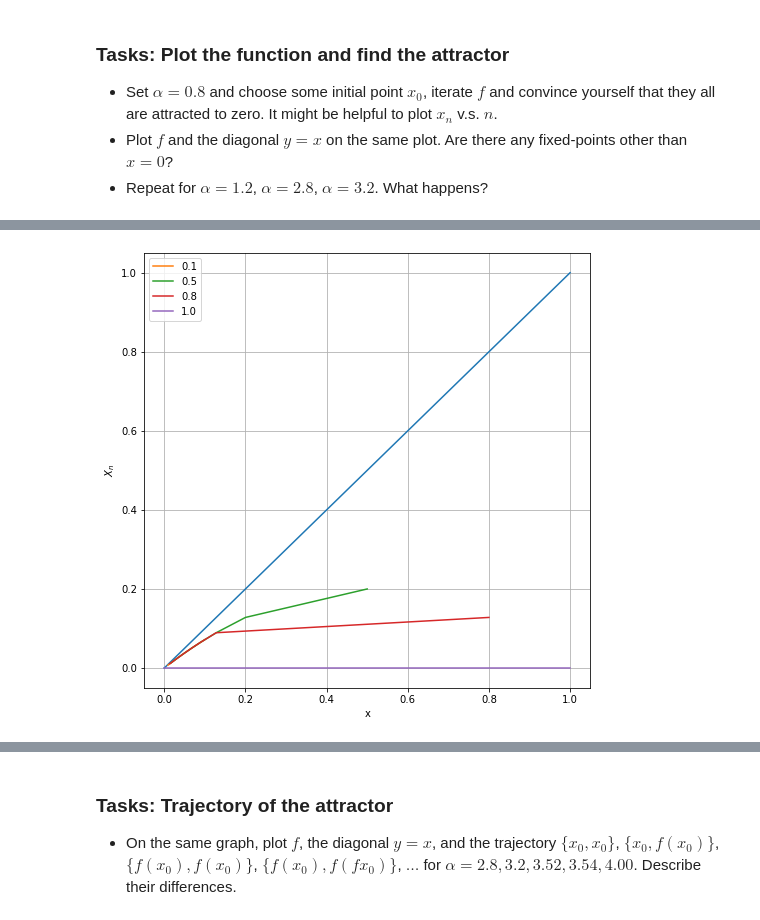
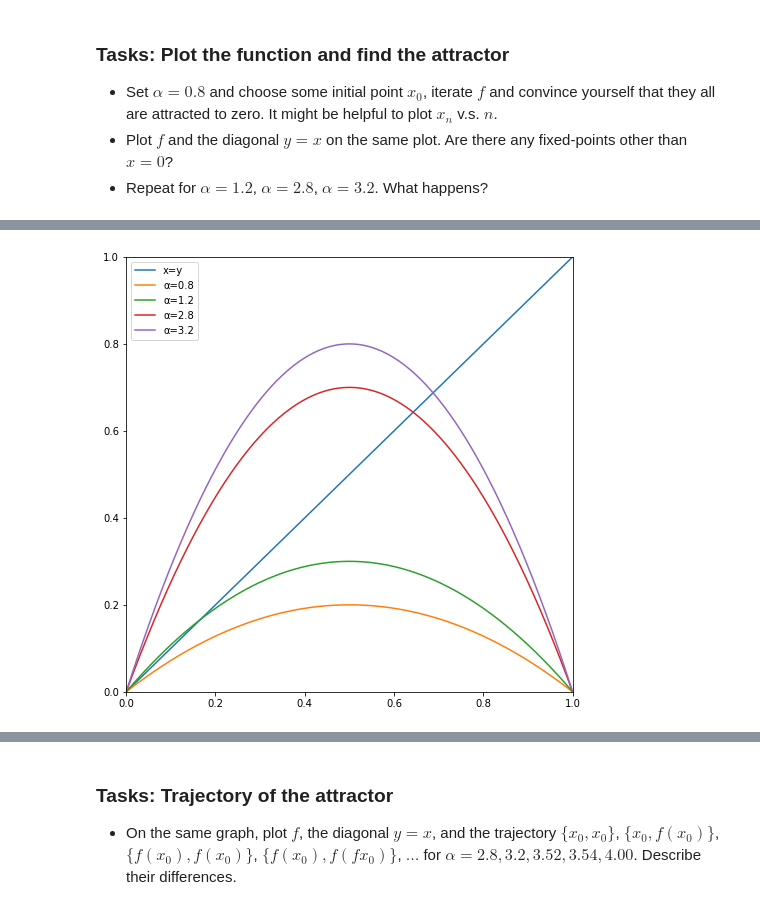
Before and after one commit to pcchen/Computation-in-Physics, a Jupyter notebook: 109022561/20211025class.ipynb, the cells around one changed output, grey strips where cells are left out. Saved outputs shown, nothing was run; the diff lists cells and outputs as text; code cells hidden in the pictures.

```diff
--- a/109022561/20211025class.ipynb
+++ b/109022561/20211025class.ipynb
@@ -49,24 +64,14 @@ plt.show()
 # %%
-α=0.8
-N=10
+x=np.linspace(0,1,1000)
+y=x
+
 fig ,ax=plt.subplots(figsize=(8,8))
-xlist=np.linspace(0,1,100)
-ylist=xlist
-ax.plot(xlist,ylist)
-for x in [0.1,0.5,0.8,1]:
-    xn=x
-    xlist,ylist=[],[]
-    for i in range(N):
-        xn1=α*xn*(1-xn)
-        xlist.append(xn)
-        ylist.append(xn1)
-        xn=xn1
-#   print(xlist,ylist)
-    ax.plot(xlist,ylist,'-',label='%.1f'%x)
-ax.set_xlabel(r'x')
-ax.set_ylabel(r'$X_n$')
-ax.grid()
+ax.plot(x,y,label='x=y')
+ax.set_xlim(min(x),max(x))
+ax.set_ylim(min(y),max(y))
+for α in [0.8,1.2,2.8,3.2]:
+    ax.plot(x,α*x*(1-x),label='α=%.1f'%α)
 ax.legend()
 plt.show()
 # %% [output]
-[figure, old version]
+[figure, new version]
```
Also changed, not shown: parts of 6 cells of this notebook.
